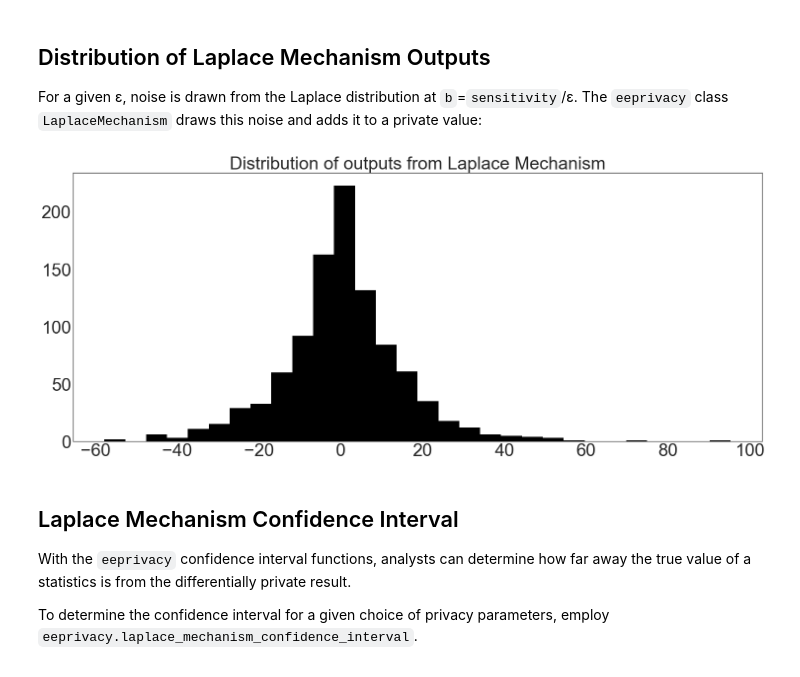
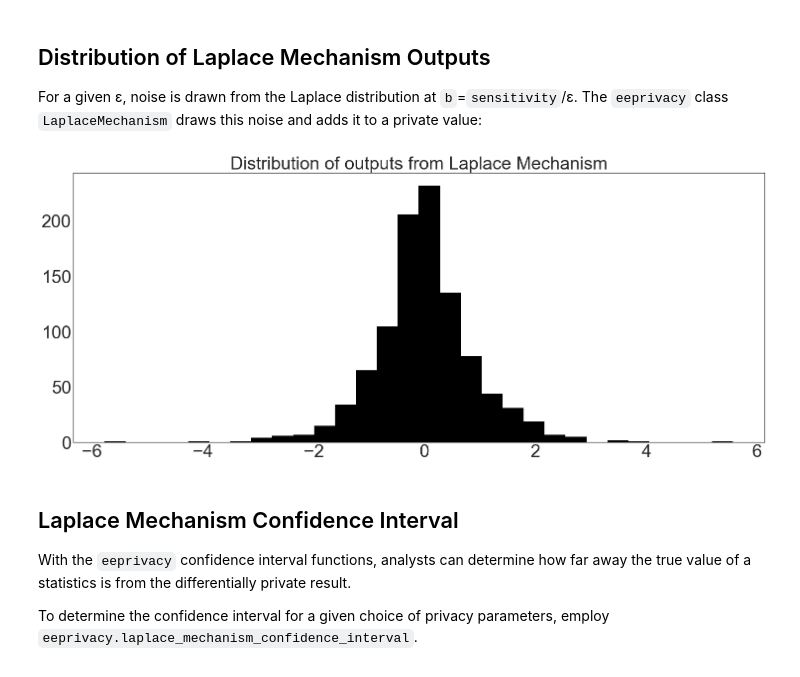
Before and after one commit to recurve-inc/eeprivacy, a Jupyter notebook: docs-source/source/laplace-mechanism-basics.ipynb, the cells around one changed output. Drawn from its saved outputs; the diff is of its cells as text; code cells hidden in the pictures.

```diff
--- a/docs-source/source/laplace-mechanism-basics.ipynb
+++ b/docs-source/source/laplace-mechanism-basics.ipynb
@@ -42,17 +42,17 @@ For a given ε, noise is drawn from the Laplace distribution at `b`=`sensitivity
 # %%
 trials = []
 for t in range(1000):
   trials.append(LaplaceMechanism.execute(
     value=0,
     epsilon=0.1,
-    sensitivity=1
+    sensitivity=199/3000
   ))
 
 plt.hist(trials, bins=30, color="k")
 plt.title("Distribution of outputs from Laplace Mechanism")
 plt.show()
 # %% [output]
-[figure, old version]
+[figure, new version]
 # %% [markdown]
 ## Laplace Mechanism Confidence Interval ##
 
```
Also changed, not shown: 13 other files.
